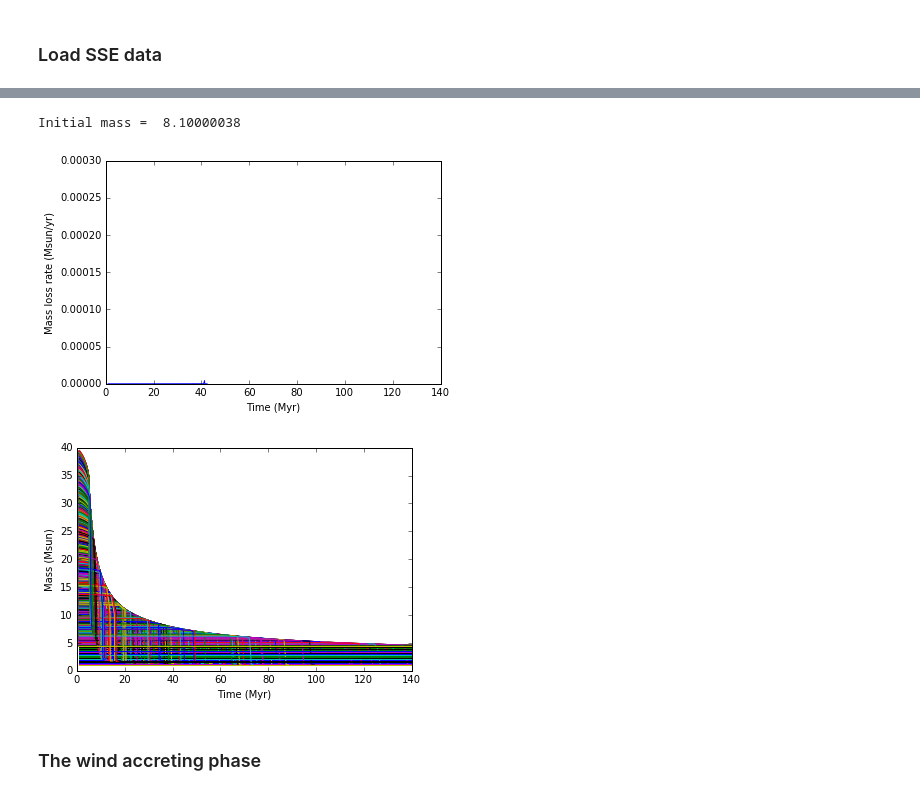
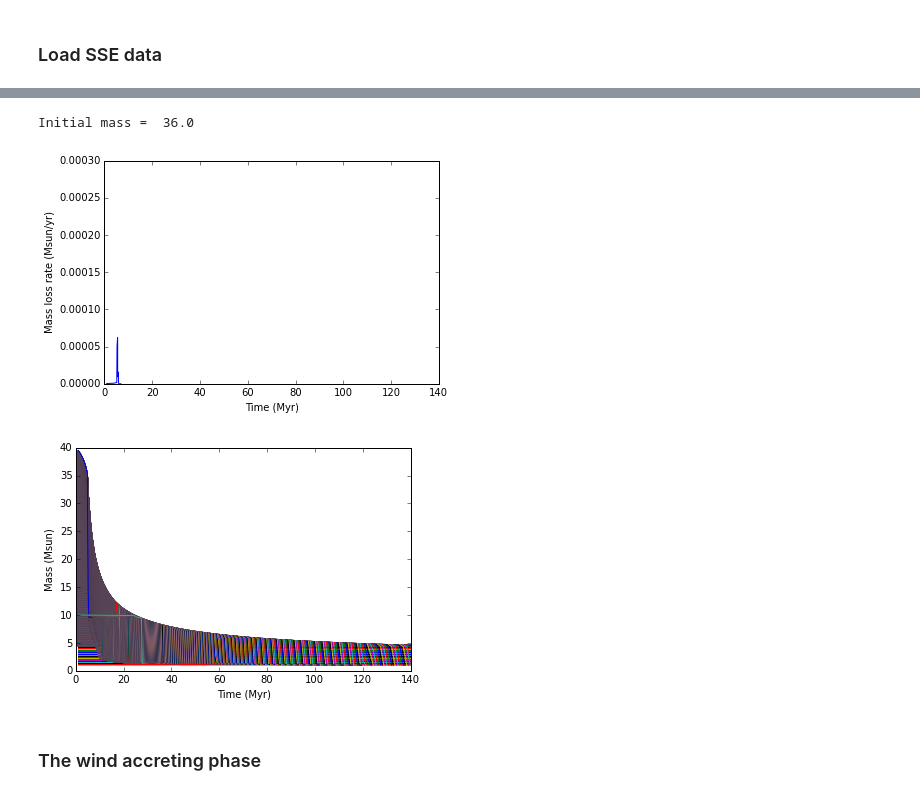
Before and after one commit to astroJeff/XRB, a Jupyter notebook: notebooks/XRB Probability.ipynb, the cells around one changed output, grey strips where cells are left out. Saved outputs shown, nothing was run; the diff lists cells and outputs as text; code cells hidden in the pictures.

```diff
--- a/notebooks/XRB Probability.ipynb
+++ b/notebooks/XRB Probability.ipynb
@@ -151,26 +150,26 @@ plt.show()
 # %%
 # Let's test out one model, just to see how the above aggregate plot is put together
 
 # Pick the index for a 7 Msun model
-i = 710
+i = 3500
 print "Initial mass = ", func_sse_mass[i](0.0)
 
 temp_x = np.linspace(1.0, min(func_sse_tmax[i], xmax), 2000)
 temp_y = func_sse_mdot[i](temp_x)
 
 plt.plot(temp_x, temp_y)
 
 # Same x,y limits as previous plot
 plt.xlim(xmin, xmax)
 plt.ylim(0.0,3.0e-4)
 
 plt.xlabel("Time (Myr)")
 plt.ylabel("Mass loss rate (Msun/yr)")
 
 plt.show()
 # %% [output]
-Initial mass =  8.10000038
+Initial mass =  36.0
-[figure, old version]
+[figure, new version]
 # %%
 xmin = 0.0
 xmax = 140.0
@@ -188,7 +187,7 @@ plt.ylabel("Mass (Msun)")
 
 plt.show()
 # %% [output]
-[figure, old version]
+[figure, new version]
 # %%
 def func_get_sse_star(mass, time):
 
```
Also changed, not shown: parts of 8 cells of this notebook.
